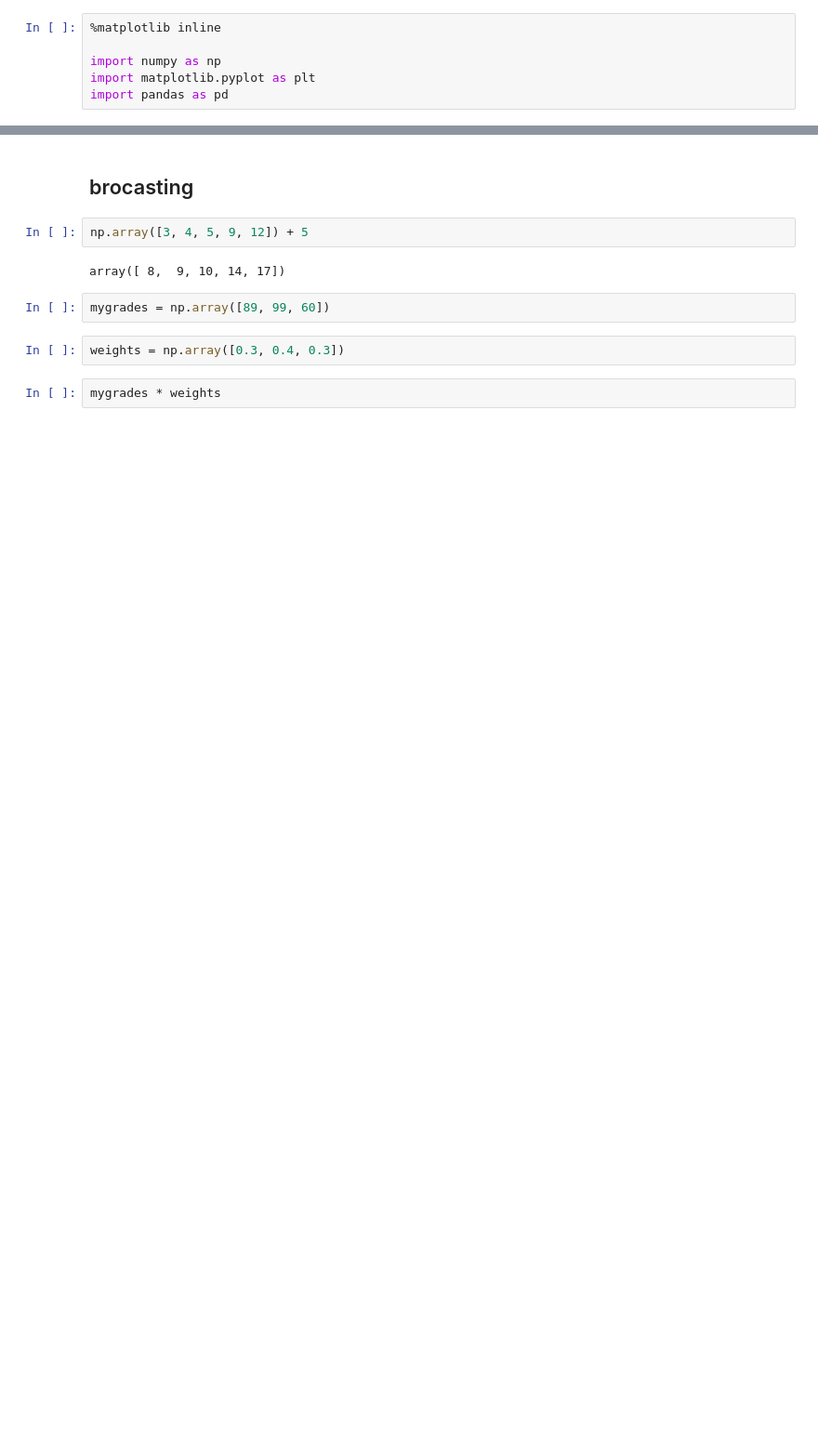
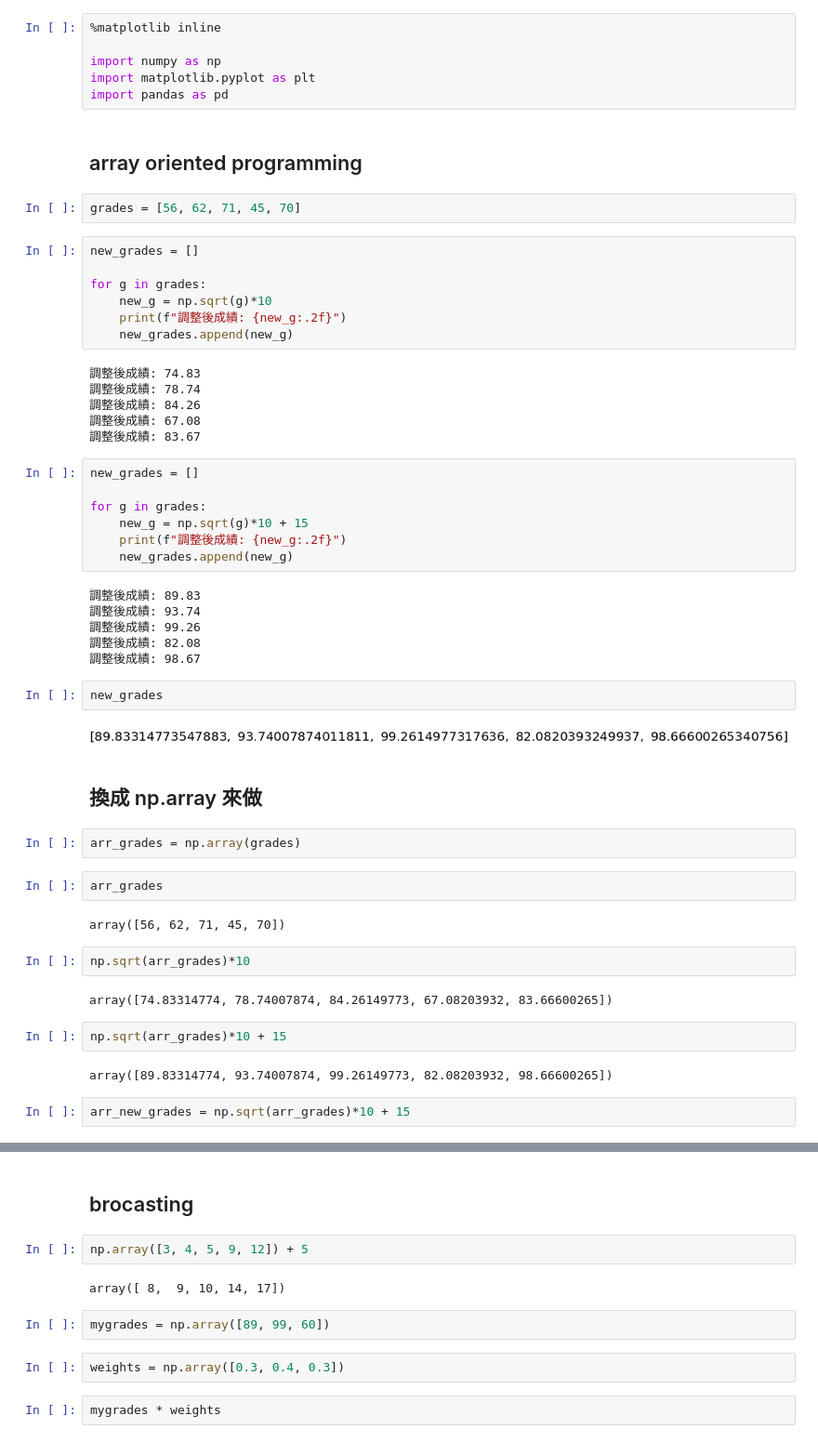
Before and after one commit to JocelinPeng/NCCU-Python-Work, a Jupyter notebook: 1023上課記錄.ipynb, the cells around one changed output, grey strips where cells are left out. Shown at 93% size. Saved outputs shown, nothing was run; the diff lists cells and outputs as text; blank space fills up the shorter version.

```diff
--- a/1023上課記錄.ipynb
+++ b/1023上課記錄.ipynb
@@ -4,3 +4,55 @@
 import numpy as np
 import matplotlib.pyplot as plt
 import pandas as pd
+# %% [markdown]
+## array oriented programming
+# %%
+grades = [56, 62, 71, 45, 70]
+# %%
+new_grades = []
+
+for g in grades:
+    new_g = np.sqrt(g)*10
+    print(f"調整後成績: {new_g:.2f}")
+    new_grades.append(new_g)
+# %% [output]
+調整後成績: 74.83
+調整後成績: 78.74
+調整後成績: 84.26
+調整後成績: 67.08
+調整後成績: 83.67
+# %%
+new_grades = []
+
+for g in grades:
+    new_g = np.sqrt(g)*10 + 15
+    print(f"調整後成績: {new_g:.2f}")
+    new_grades.append(new_g)
+# %% [output]
+調整後成績: 89.83
+調整後成績: 93.74
+調整後成績: 99.26
+調整後成績: 82.08
+調整後成績: 98.67
+# %%
+new_grades
+# %% [output]
+[figure, added]
+# %% [markdown]
+## 換成 np.array 來做
+# %%
+arr_grades = np.array(grades)
+# %%
+arr_grades
+# %% [output]
+array([56, 62, 71, 45, 70])
+# %%
+np.sqrt(arr_grades)*10
+# %% [output]
+array([74.83314774, 78.74007874, 84.26149773, 67.08203932, 83.66600265])
+# %%
+np.sqrt(arr_grades)*10 + 15
+# %% [output]
+array([89.83314774, 93.74007874, 99.26149773, 82.08203932, 98.66600265])
+# %%
+arr_new_grades = np.sqrt(arr_grades)*10 + 15
```
Also changed, not shown: parts of 103 cells of this notebook, 3 other files.
